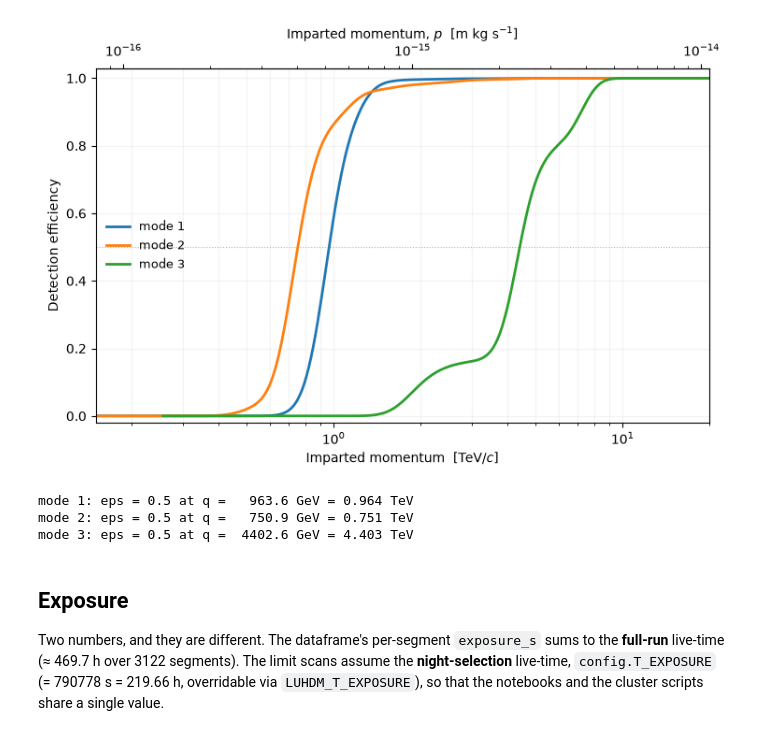
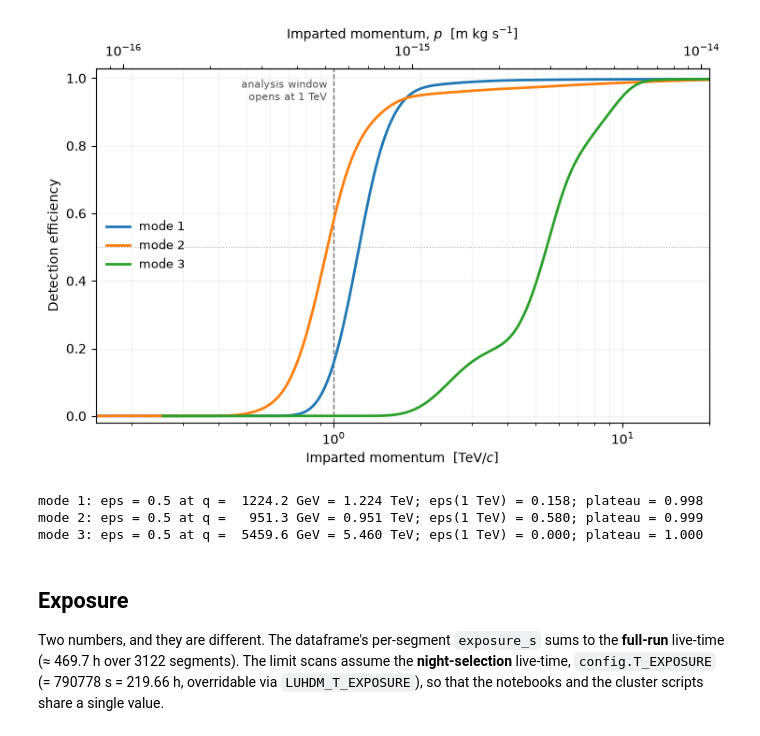
Before and after one commit to PolonaiseExperiment/luhdm, a Jupyter notebook: notebooks/00_efficiency_and_blips.ipynb, the cells around one changed output. Cells and saved outputs as stored; diff of their text form; code cells hidden in the pictures.

```diff
--- a/notebooks/00_efficiency_and_blips.ipynb
+++ b/notebooks/00_efficiency_and_blips.ipynb
@@ -66,7 +85,10 @@ DATA = Path("..") / "data"
 MODES = (1, 2, 3)
 COLORS = {1: "#1f77b4", 2: "#ff7f0e", 3: "#2ca02c"}  # one colour per mode
 Q_STAT_THRESHOLD = 100   # transient statistic q defining an up-crossing (a blip)
-Q_THRESH_TEV = 0.1       # momentum selection [TeV/c]: blips above this are candidates
+Q_RECO_TEV = 0.1         # reconstruction threshold [TeV/c]: every up-crossing
+                         # above it is stored in the candidate lists
+Q_WINDOW_TEV = config.Q_THRESH / 1e3   # analysis window opens here [TeV/c];
+                                       # the limit uses only candidates above it
 
 # momentum unit conversions
 C_LIGHT = 2.99792458e8       # m/s
@@ -75,8 +97,14 @@ EV_PER_SI = C_LIGHT / E_CHARGE          # p[eV/c] = p[kg m/s]*this (momentum, NU
 TEV_PER_SI = EV_PER_SI / 1e12           # p[TeV/c] = p[kg m/s]*this
 
 df = pd.read_hdf(DATA / "fit_data_temp_lockin_transients_selected.hdf5")
-npz = np.load(DATA / "selected_data_efficiency_curves.npz")  # momentum bins [SI]
-DV_BINS = {n: npz[f"dv_bins_{n}"] for n in MODES}  # imparted momentum p [kg m/s]
+
+# Momentum bins of the detector group's efficiency product, in SI. Taken from
+# the committed copy inside the package (the arrival-phase-marginalised curves),
+# so this cell needs nothing from data/ except the raw transient file above.
+EFF_PRODUCT = (Path(_eff.__file__).resolve().parent / "reference_data"
+               / "efficiency_curves_marginalise_w.npz")
+with np.load(EFF_PRODUCT) as _z:
+    DV_BINS = {n: _z[f"dv_bins_{n}"].copy() for n in MODES}  # p [kg m/s]
 
 # dv_bins_n = |dv|[volts] * K_n, with |dv| = logspace(-6,-3); recover K_n (SI/volt)
 _dv_volts = np.logspace(-6, -3, 400)
@@ -84,13 +112,25 @@ K_VOLT_TO_SI = {n: float(np.median(DV_BINS[n] / _dv_volts)) for n in MODES}
 print("volt->momentum K_n [kg m s^-1 / V]:",
       {n: f'{K_VOLT_TO_SI[n]:.3e}' for n in MODES})
 
+# The efficiency curves changed; the momentum grid they are tabulated on did
+# not. Check that against the earlier (w = 1) product when it is on hand, so the
+# blip calibration below is demonstrably untouched by the change of curves.
+_earlier = DATA / "selected_data_efficiency_curves.npz"
+if _earlier.exists():
+    with np.load(_earlier) as _z:
+        _same = all(np.array_equal(DV_BINS[n], _z[f"dv_bins_{n}"]) for n in MODES)
+    assert _same, "momentum grids differ between efficiency products: recheck K_n"
+    print("dv_bins identical to the earlier w = 1 product -> K_n unchanged")
+else:
+    print("earlier efficiency product not present; K_n cross-check skipped")
+
 # ---------------------------------------------------------------------------
 # The two night-selection analysis products, read rather than recomputed.
 # The raw HDF5 above is the FULL run (every segment); the analysis runs on the
 # night-time subset, and neither the segment selection nor the lock-in-drive
 # veto is reconstructable from this file. So the efficiency table and the
 # candidate lists are taken from the products the limit scans actually read:
-#   * luhdm.efficiency.load_curve -> LUHDM_EFFICIENCY_NPZ (night re-average)
+#   * luhdm.efficiency.load_curve -> LUHDM_EFFICIENCY_NPZ (committed table)
 #   * data_mode{n}.txt beside this notebook (night candidates)
 # ---------------------------------------------------------------------------
 EFF_NIGHT = {n: _eff.load_curve(n, df=3) for n in MODES}   # (q_GeV, epsilon)
@@ -98,5 +138,7 @@ CANDIDATES = {n: np.sort(np.loadtxt(f"data_mode{n}.txt")) for n in MODES}
 print("efficiency table       :", _eff.table_path())
 print("night candidates       :",
       {n: CANDIDATES[n].size for n in MODES})
+print("  of those, in window  :",
+      {n: int((CANDIDATES[n] >= Q_WINDOW_TEV * 1e12).sum()) for n in MODES})
 # %% [output]
 volt->momentum K_n [kg m s^-1 / V]: {1: '1.691e-11', 2: '2.004e-11', 3: '1.371e-10'}
@@ -126,34 +183,40 @@ $$ |\hat{dv}|\;[\mathrm{V}] \;\xrightarrow{\times K_n}\; p\;[\mathrm{kg\,m\,s^{-
 # %%
 fig, ax = plt.subplots(figsize=(7.5, 5))
 for n in MODES:
-    q_gev, eff3 = EFF_NIGHT[n]              # night re-average, as used by the scans
+    q_gev, eff3 = EFF_NIGHT[n]              # the table the limit scans load
     ax.plot(q_gev / 1e3, eff3, color=COLORS[n], lw=2.0, label=f"mode {n}")
 ax.set_xscale("log")
 ax.set_xlim(0.15, 20)
 ax.set_ylim(-0.02, 1.03)
 ax.axhline(0.5, color="0.7", lw=0.8, ls=":", zorder=0)
+ax.axvline(Q_WINDOW_TEV, color="0.4", lw=1.0, ls="--", zorder=0)
+ax.text(Q_WINDOW_TEV * 0.95, 1.0, f"analysis window\nopens at {Q_WINDOW_TEV:g} TeV",
+        ha="right", va="top", fontsize=8, color="0.3")
 ax.set_xlabel(r"Imparted momentum  [TeV/$c$]")
 ax.set_ylabel("Detection efficiency")
 ax.grid(True, which="both", alpha=0.15)
 ax.legend(loc="center left", frameon=False, fontsize=9)
 sec = ax.secondary_xaxis("top",
                          functions=(lambda t: t / TEV_PER_SI,
                                     lambda s: s * TEV_PER_SI))
 sec.set_xlabel(r"Imparted momentum, $p$  [m kg s$^{-1}$]")
 fig.tight_layout()
 save_figure(fig, "00_efficiency_curves")
 plt.show()
 
-# 50% points, for the record
+# 50% points and the efficiency where the window opens, for the record
 for n in MODES:
     q_gev, eff3 = EFF_NIGHT[n]
     q50 = float(np.interp(0.5, eff3, q_gev))
-    print(f"mode {n}: eps = 0.5 at q = {q50:7.1f} GeV = {q50 / 1e3:.3f} TeV")
+    eps_edge = float(np.interp(config.Q_THRESH, q_gev, eff3))
+    print(f"mode {n}: eps = 0.5 at q = {q50:7.1f} GeV = {q50 / 1e3:.3f} TeV; "
+          f"eps({config.Q_THRESH / 1e3:g} TeV) = {eps_edge:.3f}; "
+          f"plateau = {eff3.max():.3f}")
 # %% [output]
-[figure, old version]
+[figure, new version]
-mode 1: eps = 0.5 at q =   963.6 GeV = 0.964 TeV
-mode 2: eps = 0.5 at q =   750.9 GeV = 0.751 TeV
-mode 3: eps = 0.5 at q =  4402.6 GeV = 4.403 TeV
+mode 1: eps = 0.5 at q =  1224.2 GeV = 1.224 TeV; eps(1 TeV) = 0.158; plateau = 0.998
+mode 2: eps = 0.5 at q =   951.3 GeV = 0.951 TeV; eps(1 TeV) = 0.580; plateau = 0.999
+mode 3: eps = 0.5 at q =  5459.6 GeV = 5.460 TeV; eps(1 TeV) = 0.000; plateau = 1.000
 # %% [markdown]
 ## Exposure
 
```
Also changed, not shown: parts of 11 cells of this notebook, 6 other files.
